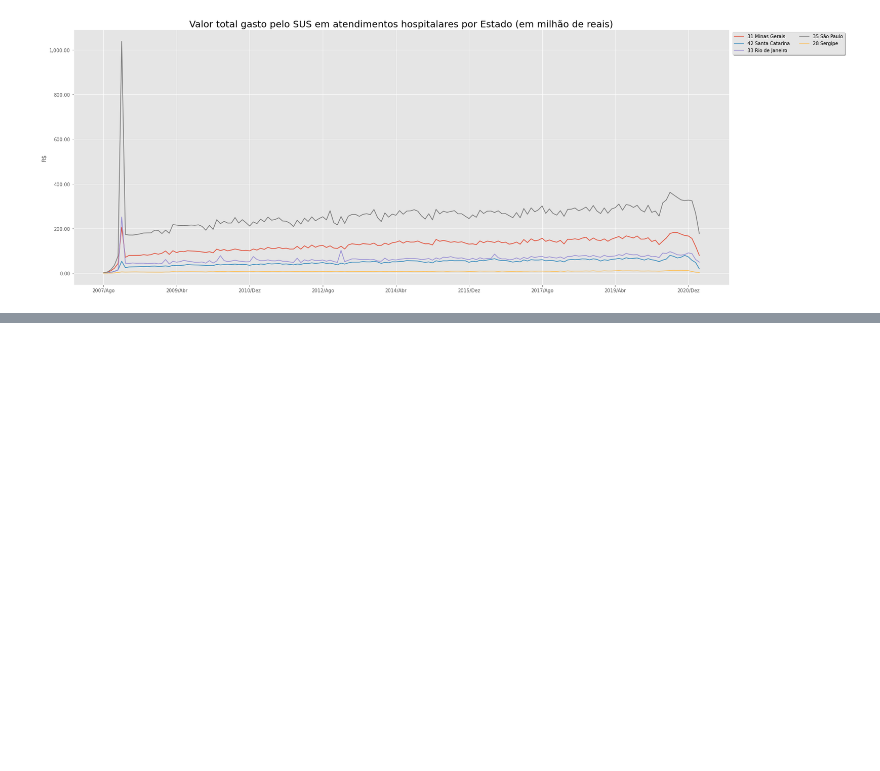
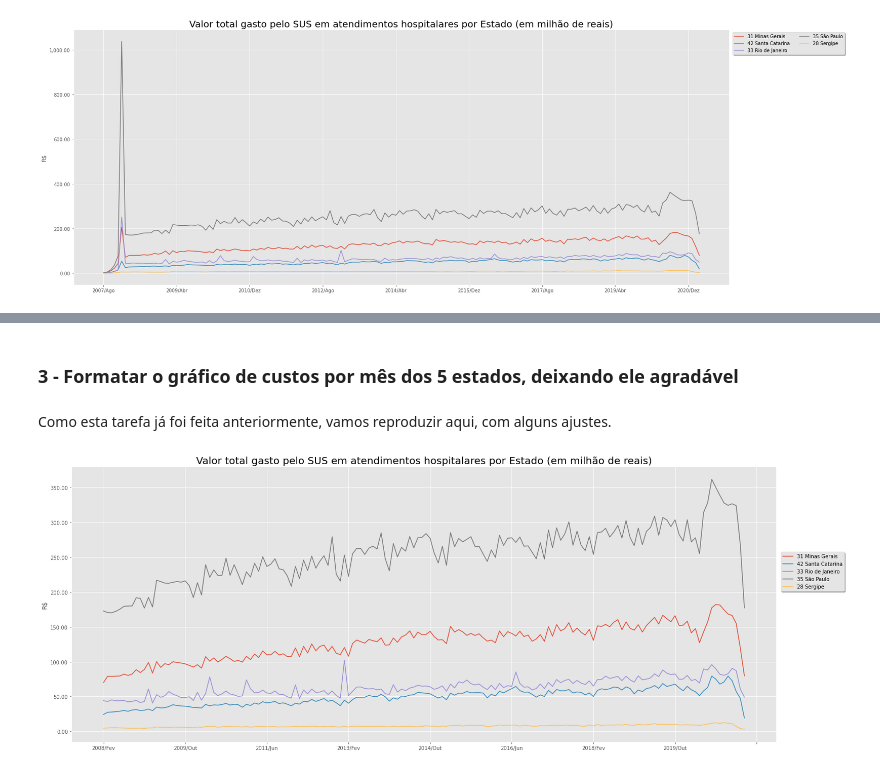
Before and after one commit to edwi-feitoza/bootcamp-alura-data-science-3, a Jupyter notebook: modulo_1/bootcamp_alura_datasus.ipynb, the cells around one changed output, grey strips where cells are left out. Cells and saved outputs as stored; diff of their text form; code cells hidden in the pictures; blank space fills up the shorter version.

```diff
--- a/modulo_1/bootcamp_alura_datasus.ipynb
+++ b/modulo_1/bootcamp_alura_datasus.ipynb
@@ -410,0 +526,16 @@ plt.show()
+# %%
+def preenche_regioes(valor):
+    switcher = {
+        '1': 'Norte',
+        '2': 'Nordeste',
+        '3': 'Sudeste',
+        '4': 'Sul',
+        '5': 'Centro-Oeste'
+    }
+    return switcher.get(valor, 'Região do país inválida!')
+
+for index, row in dados_atendimentos_sem_total_plot.iterrows():
+    regiao = preenche_regioes(index[:1])
+    dados_atendimentos_sem_total_plot.loc[index, 'Região']  = regiao
+
+dados_atendimentos_sem_total_plot
@@ -410,0 +562,14 @@ plt.show()
+# %% [markdown]
+### 3 - Formatar o gráfico de custos por mês dos 5 estados, deixando ele agradável
+# %% [markdown]
+Como esta tarefa já foi feita anteriormente, vamos reproduzir aqui, com alguns ajustes.
+# %%
+colors = plt.cm.jet(np.linspace(0,1,5))
+ax = dados_atendimentos_sem_total_plot.iloc[:, :-1].T.plot(figsize=(25,10), y=['31 Minas Gerais','42 Santa Catarina','33 Rio de Janeiro','35 São Paulo','28 Sergipe'])
+ax.yaxis.set_major_formatter(ticker.StrMethodFormatter('{x:,.2f}'))
+plt.legend(loc="upper right", bbox_to_anchor=(1.1, 0.7), ncol=1, shadow=True, fancybox=True)
+plt.ylabel("R$")
+plt.title(label = "Valor total gasto pelo SUS em atendimentos hospitalares por Estado (em milhão de reais)", fontsize=20)
+plt.show()
+# %% [output]
+[figure, added]
```
Also changed, not shown: parts of 53 cells of this notebook, 3 other files.
